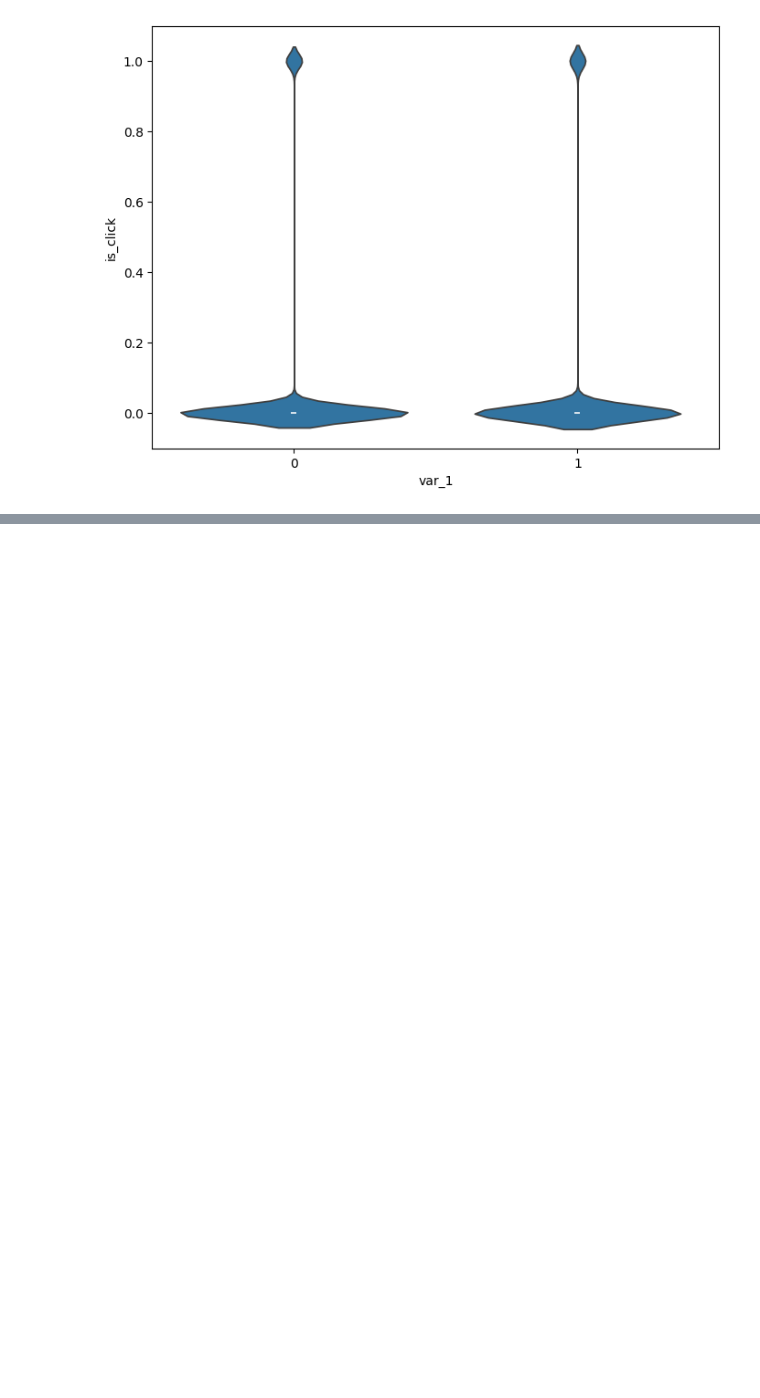
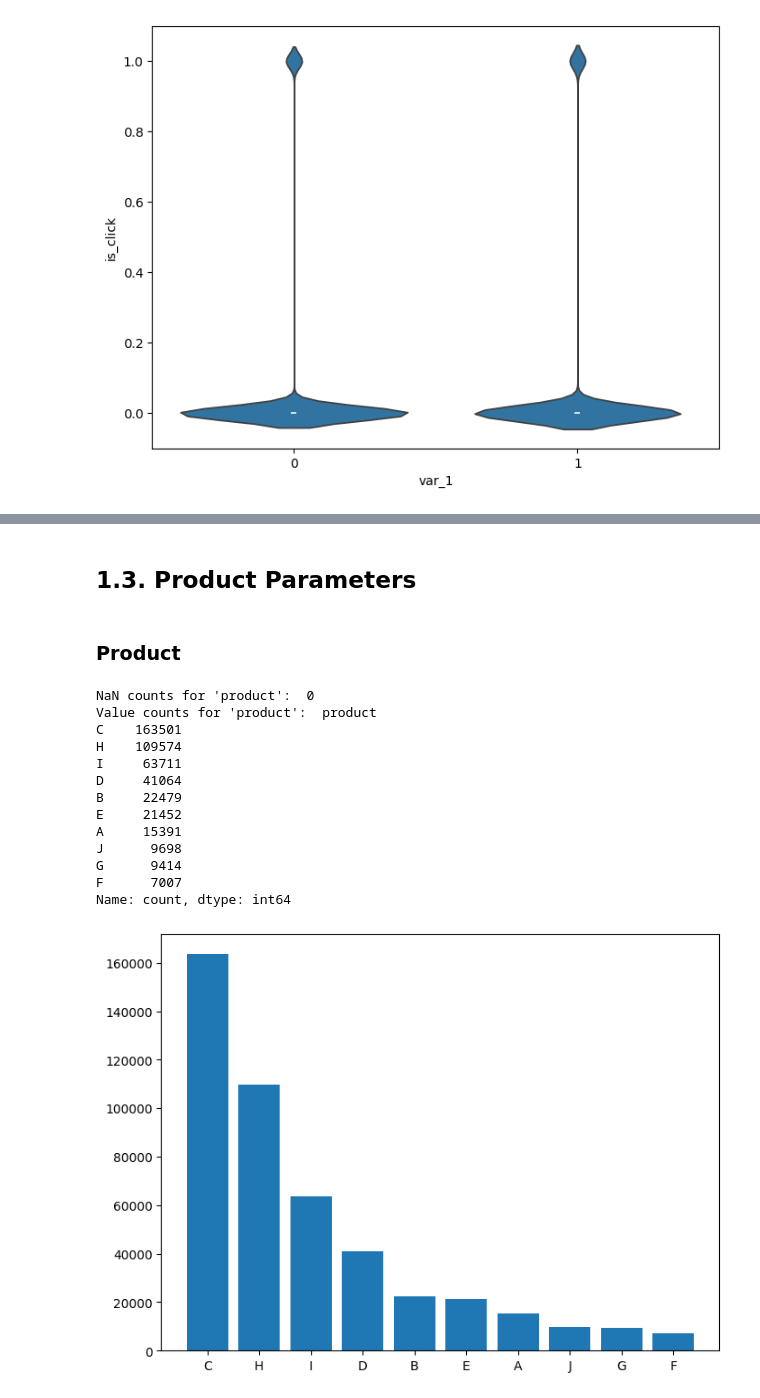
Before and after one commit to kevvvch/machine_learning_proy, a Jupyter notebook: 1-eda.ipynb, the cells around one changed output, grey strips where cells are left out. Saved outputs shown, nothing was run; the diff lists cells and outputs as text; code cells hidden in the pictures; blank space fills up the shorter version.

```diff
--- a/1-eda.ipynb
+++ b/1-eda.ipynb
@@ -455,0 +280,25 @@ Número de filas con al menos un valor NaN: 125129
+# %% [markdown]
+## 1.3. Product Parameters
+# %% [markdown]
+### Product
+# %%
+parameter = "product"
+analyze_nan_values(dataset, parameter)
+analyze_value_counts(dataset, parameter)
+plot_bar(dataset, parameter)
+plot_violinPlot(dataset, parameter, column_target)
+# %% [output]
+NaN counts for 'product':  0
+Value counts for 'product':  product
+C    163501
+H    109574
+I     63711
+D     41064
+B     22479
+E     21452
+A     15391
+J      9698
+G      9414
+F      7007
+Name: count, dtype: int64
+[figure, added]
```
Also changed, not shown: parts of 69 cells of this notebook.
